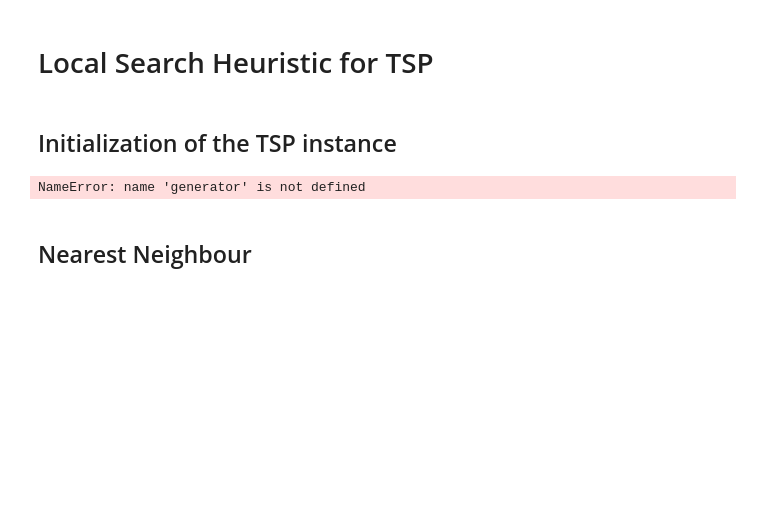
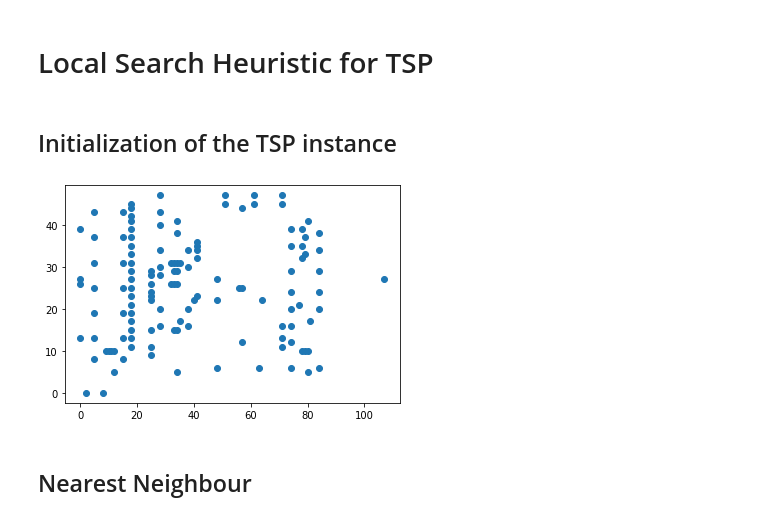
Before and after one commit to L4plac3/localsearch_tsp, a Jupyter notebook: code/test.ipynb, the cells around one changed output. Drawn from its saved outputs; the diff is of its cells as text; code cells hidden in the pictures; blank space fills up the shorter version.

```diff
--- a/code/test.ipynb
+++ b/code/test.ipynb
@@ -4,19 +4,22 @@
 ## Initialization of the TSP instance
 # %%
 # Importing of the needed libraries
-from localsearch import *
+import localsearch.tsp as tsp
+import localsearch.solvers as slv
 
-# Instance of TSPloader class used to load the .tsp file into a suitable data-structure
-tsp = TSPloader(r'..\\data\\xqf131.tsp')
-# tsp = TSPgenerator(150)
+# Instance of Loader class used to load the .tsp file into a suitable data-structure
+data = tsp.Loader(r'..\\data\\xqf131.tsp')
+
+# Instance of Generator class used to randomly generate a given number of nodes
+# data = tsp.Generator(40)
 
 # Instance of TSP class to which we pass the nodes of the .tsp file
-t = TSP(tsp.nodes)
+t = tsp.TSP(data.nodes)
 
 # Plotting the initial data
 t.plotData()
 # %% [output]
-NameError: name 'generator' is not defined
+[figure, added]
 # %% [markdown]
 ## Nearest Neighbour
 # %%
```
Also changed, not shown: parts of 22 cells of this notebook, 4 other files.
